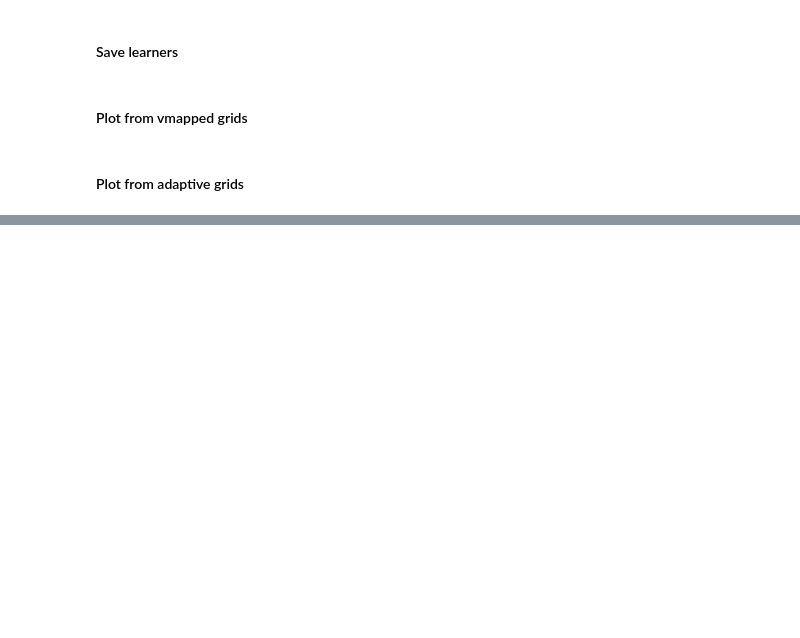
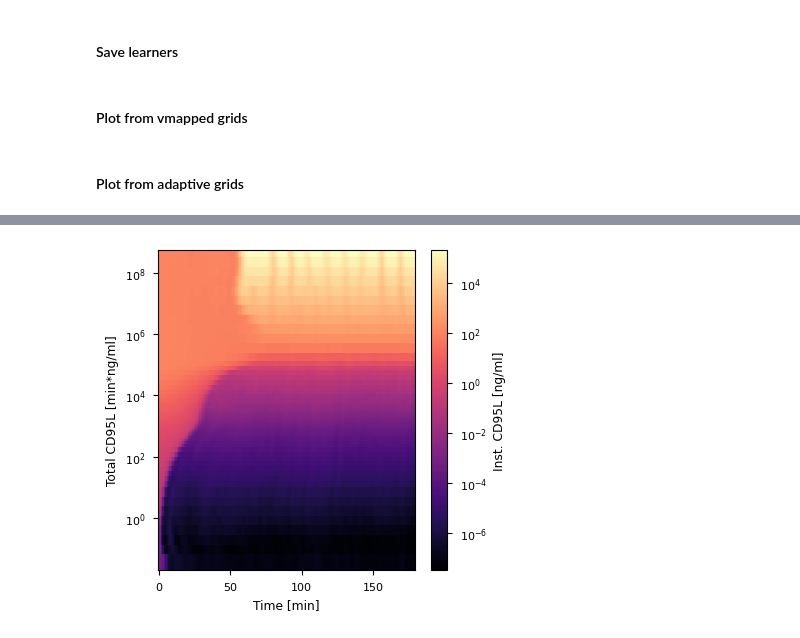
Before and after one commit to lena-lenkeit/neural-optimal-control, a Jupyter notebook: thesis-notebooks/apoptosis.ipynb, the cells around one changed output, grey strips where cells are left out. Cells and saved outputs as stored; diff of their text form; code cells hidden in the pictures; blank space fills up the shorter version.

```diff
--- a/thesis-notebooks/apoptosis.ipynb
+++ b/thesis-notebooks/apoptosis.ipynb
@@ -720,0 +935,11 @@ plt.show()
+# %%
+step_control = controls.InterpolationCurveControl(
+    nn.InterpolationCurve(method="step", t_start=0.0, t_end=180.0, steps=10, channels=1)
+)
+
+cont_train_learner, cont_train_extra_infos = train_adaptive_1d(
+    control, (-5, 5), max_points=80
+)
+step_train_learner, step_train_extra_infos = train_adaptive_1d(
+    step_control, (-5, 5), max_points=80
+)
@@ -720,0 +973,4 @@ plt.show()
+# %%
+reaction_volume = 0.8  # ml
+concentration_to_moles = 16.6 / 500  # 16.6nM = 500ng/ml
+conversion_factor = reaction_volume / concentration_to_moles
@@ -720,0 +1080,78 @@ plt.show()
+# %%
+def plot_scan_curvegrid(extra_infos, prefix: str, with_norm: bool, use_imshow: bool):
+    sorted_curves = sort_by_key(
+        extra_infos,
+        "mean_conc",
+        "eval_control",
+        key_map=lambda k: k[0],
+        value_map=lambda v: v.curve.nodes,
+    )
+
+    mean_concs = np.asarray([v[0] for v in sorted_curves])
+    curves = np.asarray([v[1] for v in sorted_curves])
+    times = extra_infos[0]["eval_control"].curve.times
+
+    curves = curves[:, :-1, 0]
+    if with_norm:
+        curves = curves / np.sum(curves, axis=1, keepdims=True)
+
+    times = times[:-1]
+
+    plt.figure(figsize=(plot_half_width, plot_half_width))
+    plt.xlabel("Time [min]")
+    plt.ylabel("Total CD95L [min*ng/ml]")
+
+    if use_imshow:
+        from scipy.interpolate import interpn
+
+        eval_x = times
+        eval_y = np.linspace(np.log(mean_concs[0]), np.log(mean_concs[-1]), len(times))
+        values = interpn(
+            (times, np.log(mean_concs)), curves.T, np.stack(np.meshgrid(eval_x, eval_y), axis=-1)
+        )
+
+        plt.imshow(
+            values,
+            cmap="magma",
+            norm="log",
+            aspect="auto",
+            origin="lower",
+            extent=[
+               times[0],
+               times[-1],
+               np.log10(mean_concs[0] * conversion_factor * 180),
+               np.log10(mean_concs[-1] * conversion_factor * 180),
+            ],
+        )
+
+        ax = plt.gca()
+        ax.yaxis.set_major_formatter(
+           plt.FuncFormatter(lambda x, pos: f"$10^{int(x)}$")
+        )
+    else:
+        plt.yscale("log")
+        plt.pcolormesh(
+            times,
+            mean_concs * conversion_factor * 180,
+            curves,
+            shading="nearest",
+            cmap="magma",
+            norm="log",
+        )
+
+    cbar = plt.colorbar()
+    cbar.set_label("Norm. Inst. CD95L [ng/ml]" if with_norm else "Inst. CD95L [ng/ml]")
+
+    plt.savefig(result_base_dir + prefix + "curve_grid.png", bbox_inches="tight")
+    plt.savefig(result_base_dir + prefix + "curve_grid.svg", bbox_inches="tight")
+    plt.show()
+
+
+plot_scan_curvegrid(cont_train_extra_infos, "/scans/continuous/", False, False)
+plot_scan_curvegrid(cont_train_extra_infos, "/scans/continuous/imshow_", False, True)
+plot_scan_curvegrid(cont_train_extra_infos, "/scans/continuous/norm_", True, False)
+plot_scan_curvegrid(
+    cont_train_extra_infos, "/scans/continuous/imshow_norm_", True, True
+)
+# %% [output]
+[figure, added]
```
Also changed, not shown: parts of 21 cells of this notebook.
